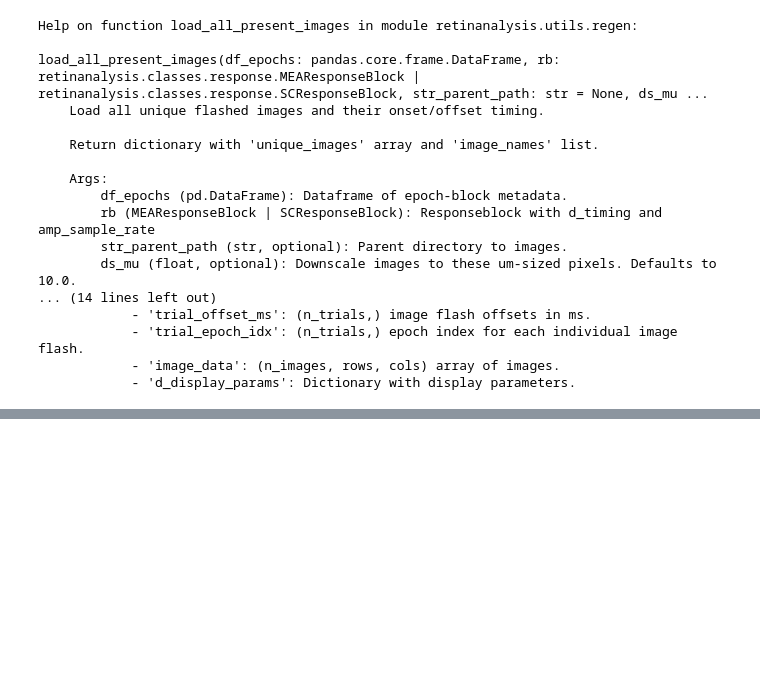
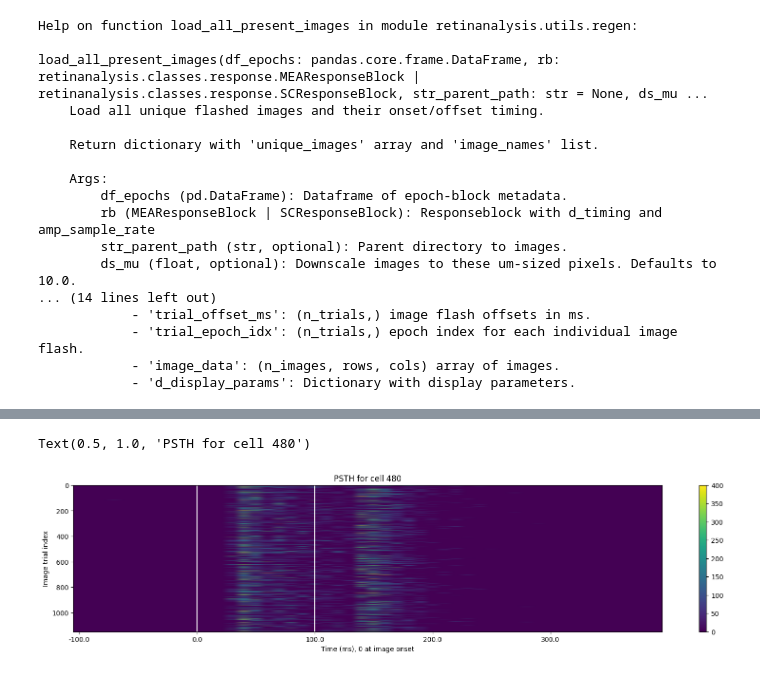
Before and after one commit to DRezeanu/retinanalysis, a Jupyter notebook: demos/3_presentimages_demo.ipynb, the cells around one changed output, grey strips where cells are left out. Saved outputs shown, nothing was run; the diff lists cells and outputs as text; code cells hidden in the pictures; blank space fills up the shorter version.

```diff
--- a/demos/3_presentimages_demo.ipynb
+++ b/demos/3_presentimages_demo.ipynb
@@ -121,0 +123,3 @@ TODO: Utility function for making PSTH of (cell, image trials, time)
+# %%
+bin_rate = 100
+rb.bin_spike_times_at_rate(bin_rate, b_count=False)
@@ -121,0 +196,15 @@ TODO: Utility function for making PSTH of (cell, image trials, time)
+# %%
+# I happen to know cell 480 is solid Off Parasol
+plt.figure(figsize=(20, 4))
+im=plt.imshow(split_psth_xr.sel(cell_id=480), aspect='auto')
+plt.colorbar(im)
+plt.xticks(np.arange(0, len(split_psth_xr['time_ms']), 10), split_psth_xr['time_ms'].values[::10])
+plt.axvline(x=split_psth_xr.attrs['onset_bins'], color='w')
+plt.axvline(x=split_psth_xr.attrs['offset_bins'], color='w')
+
+plt.xlabel('Time (ms), 0 at image onset')
+plt.ylabel('Image trial index')
+plt.title('PSTH for cell 480')
+# %% [output]
+Text(0.5, 1.0, 'PSTH for cell 480')
+[figure, added]
```
Also changed, not shown: parts of 9 cells of this notebook.
